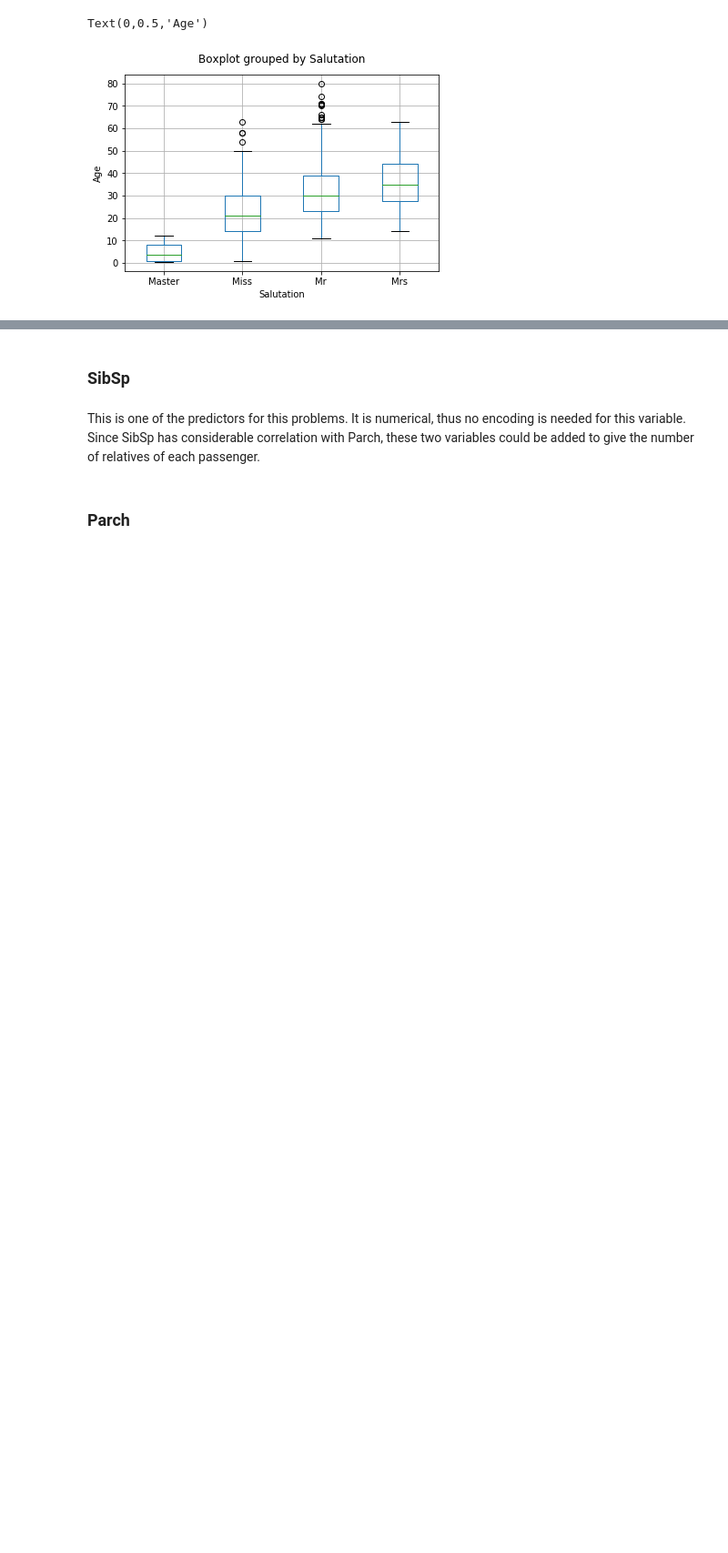
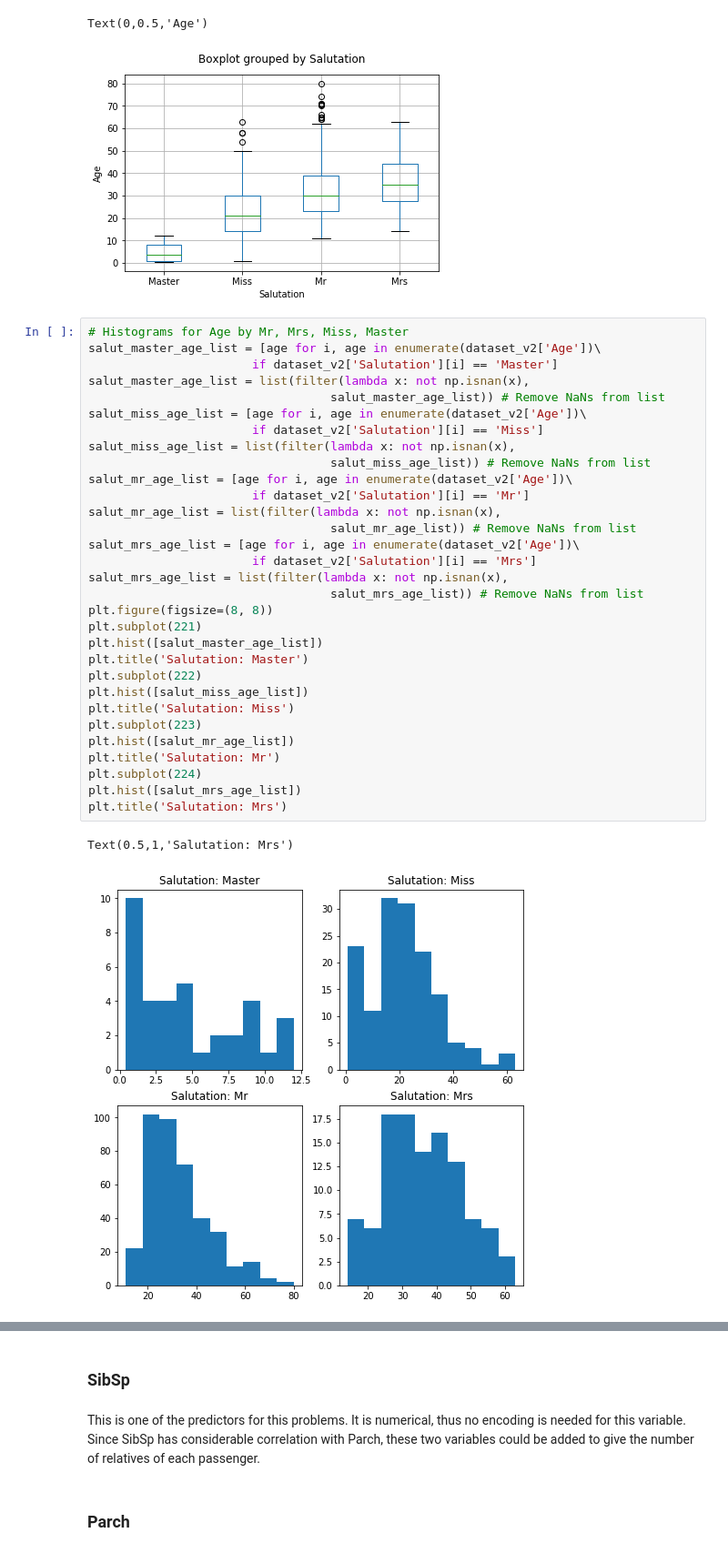
Before and after one commit to yxlee245/aiap-week-1, a Jupyter notebook: week1-release.ipynb, the cells around one changed output, grey strips where cells are left out. Shown: that part at 91% size. Saved outputs shown, nothing was run; the diff lists cells and outputs as text; blank space fills up the shorter version.

```diff
--- a/week1-release.ipynb
+++ b/week1-release.ipynb
@@ -323,6 +325,40 @@ plt.ylabel('Age')
 # %% [output]
 Text(0,0.5,'Age')
 [figure]
+# %%
+# Histograms for Age by Mr, Mrs, Miss, Master
+salut_master_age_list = [age for i, age in enumerate(dataset_v2['Age'])\
+                       if dataset_v2['Salutation'][i] == 'Master']
+salut_master_age_list = list(filter(lambda x: not np.isnan(x),
+                                  salut_master_age_list)) # Remove NaNs from list
+salut_miss_age_list = [age for i, age in enumerate(dataset_v2['Age'])\
+                       if dataset_v2['Salutation'][i] == 'Miss']
+salut_miss_age_list = list(filter(lambda x: not np.isnan(x),
+                                  salut_miss_age_list)) # Remove NaNs from list
+salut_mr_age_list = [age for i, age in enumerate(dataset_v2['Age'])\
+                       if dataset_v2['Salutation'][i] == 'Mr']
+salut_mr_age_list = list(filter(lambda x: not np.isnan(x),
+                                  salut_mr_age_list)) # Remove NaNs from list
+salut_mrs_age_list = [age for i, age in enumerate(dataset_v2['Age'])\
+                       if dataset_v2['Salutation'][i] == 'Mrs']
+salut_mrs_age_list = list(filter(lambda x: not np.isnan(x),
+                                  salut_mrs_age_list)) # Remove NaNs from list
+plt.figure(figsize=(8, 8))
+plt.subplot(221)
+plt.hist([salut_master_age_list])
+plt.title('Salutation: Master')
+plt.subplot(222)
+plt.hist([salut_miss_age_list])
+plt.title('Salutation: Miss')
+plt.subplot(223)
+plt.hist([salut_mr_age_list])
+plt.title('Salutation: Mr')
+plt.subplot(224)
+plt.hist([salut_mrs_age_list])
+plt.title('Salutation: Mrs')
+# %% [output]
+Text(0.5,1,'Salutation: Mrs')
+[figure, added]
 # %% [markdown]
 Since the Age variable contains missing data, there is a need to fill in these missing fields. The histogram of the variable is bell-shaped, meaning that using the mean or median to fill in all the missing fields may not be a good idea. A better way could be to generate random variable values (e.g. normal distribution), using paramters such as mean and standard deviation estimated from the data. The boxplot of the age for the 2 target classes indicate that the Age variable has approximately the same distribution for both classes, so randomly generating the Age values based on the same probability distribution could work in this case.
 
```
Also changed, not shown: parts of 41 cells of this notebook, 1 other file.
